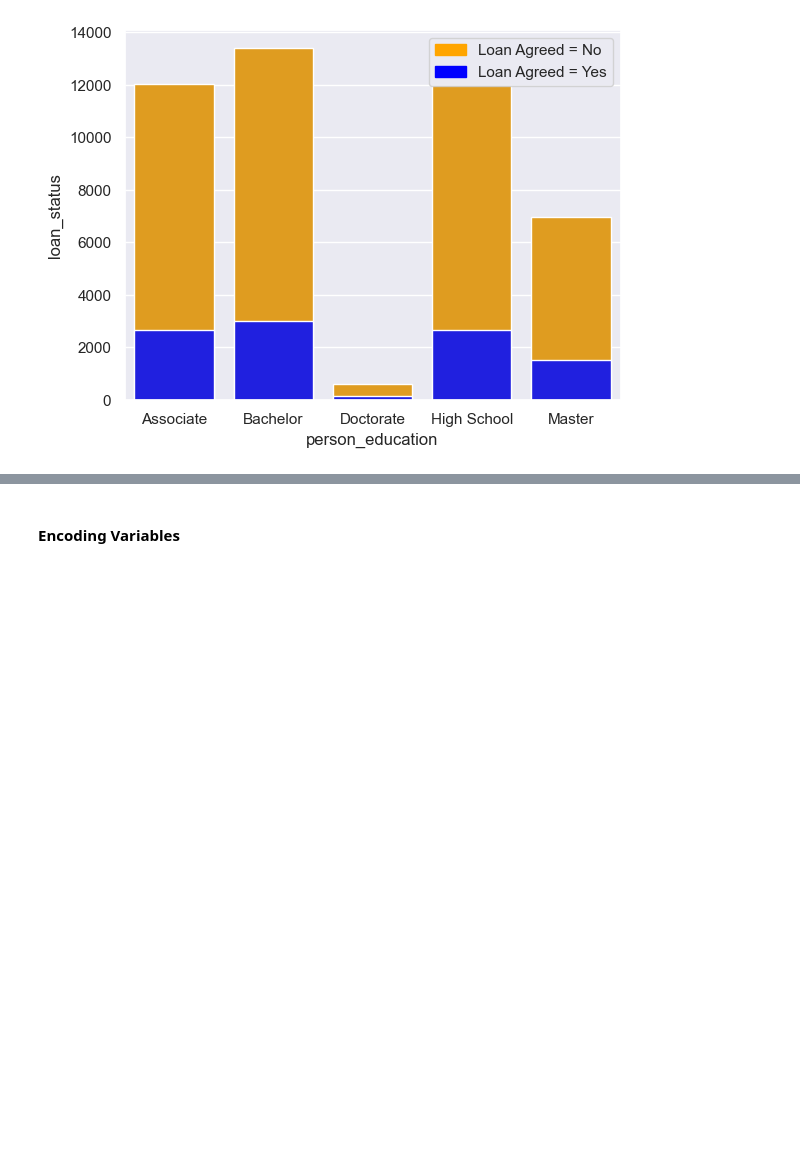
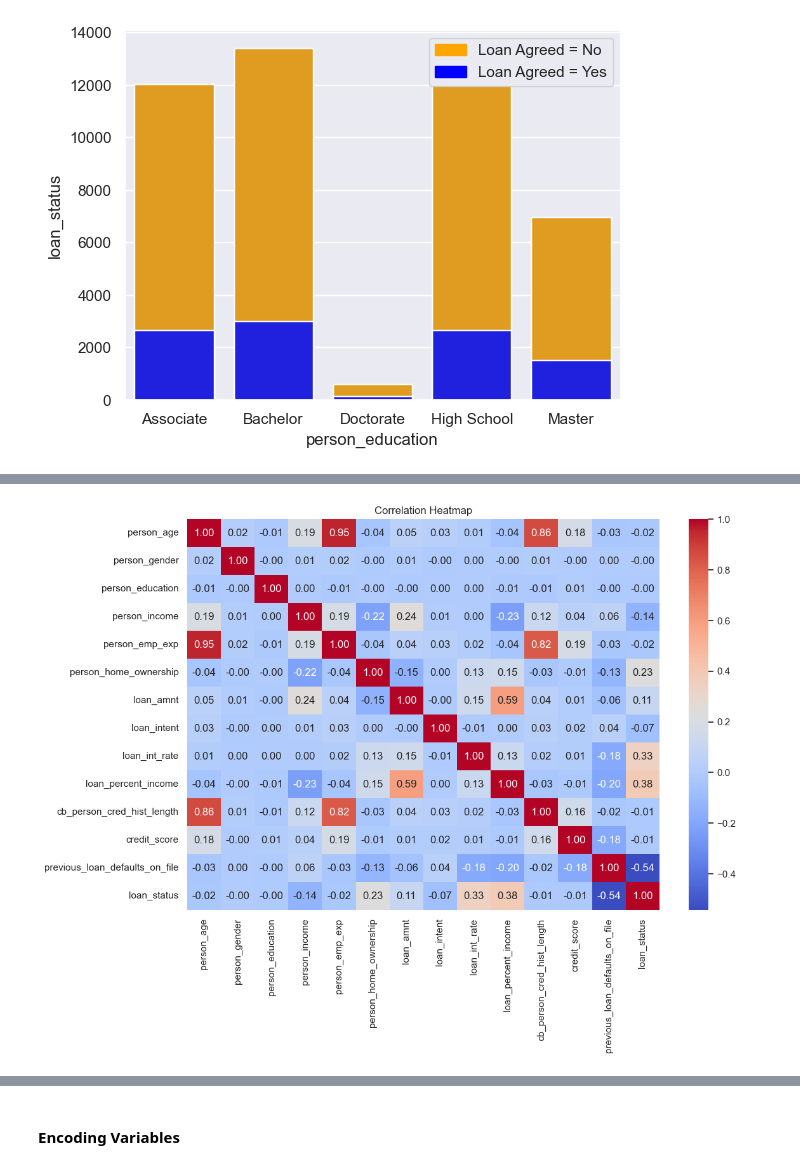
Before and after one commit to ProntoSbinalla/DAT-402-Project-1, a Jupyter notebook: Project 1.ipynb, the cells around one changed output, grey strips where cells are left out. Cells and saved outputs as stored; diff of their text form; code cells hidden in the pictures; blank space fills up the shorter version.

```diff
--- a/Project 1.ipynb
+++ b/Project 1.ipynb
@@ -133,0 +151,17 @@ plt.show()
+# %%
+# Encode categorical columns
+labelEncoder = LabelEncoder()
+for col in data.columns:
+    if data[col].dtype == 'object':
+        data[col] = labelEncoder.fit_transform(data[col])
+
+# Compute correlation matrix for numeric columns only
+corr_matrix = data.corr()
+
+# Plot the heatmap
+plt.figure(figsize=(12, 8))
+sns.heatmap(corr_matrix, annot=True, cmap='coolwarm', fmt='.2f')
+plt.title('Correlation Heatmap')
+plt.show()
+# %% [output]
+[figure, added]
```
Also changed, not shown: parts of 5 cells of this notebook.
